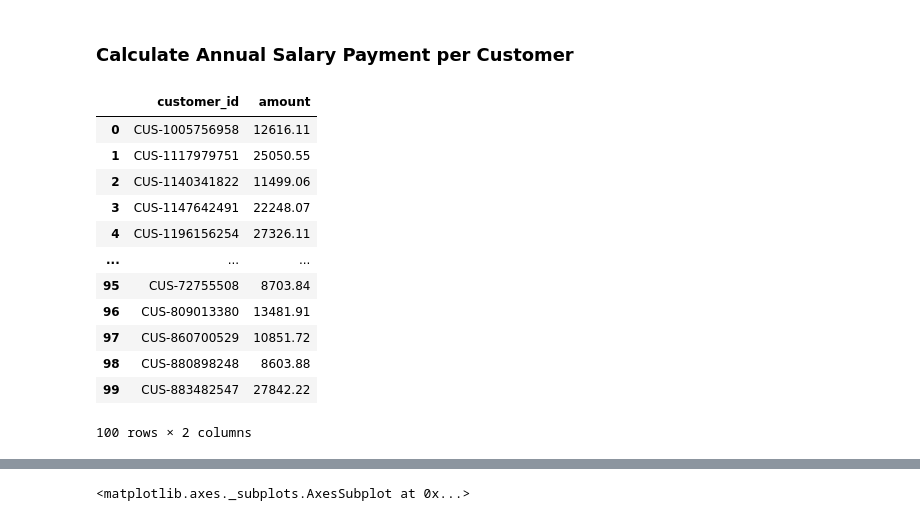
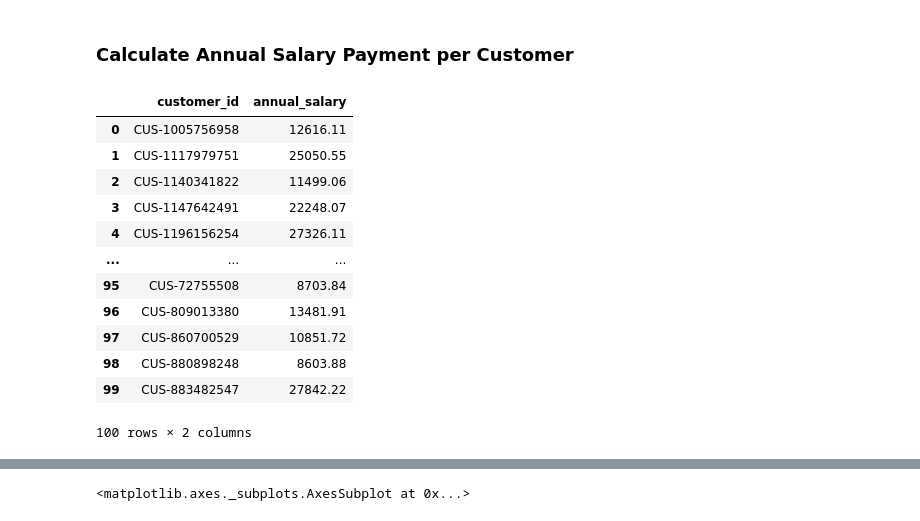
Before and after one commit to jtavara23/ANZ-synthesised-transaction-dataset, a Jupyter notebook: Task 2. Annual Salary Prediction .ipynb, the cells around one changed output, grey strips where cells are left out. Drawn from its saved outputs; the diff is of its cells as text; code cells hidden in the pictures.

```diff
--- a/Task 2. Annual Salary Prediction .ipynb
+++ b/Task 2. Annual Salary Prediction .ipynb
@@ -65,6 +65,7 @@ INTER BANK     742
 PHONE BANK     101
 Name: txn_description, dtype: int64
 # %%
-df_salary_payment = df[df['txn_description']== 'PAY/SALARY'][['customer_id', 'month', 'amount']]
-df_salary_payment.sort_values(by=['customer_id'])
+df_salary_payment = df[df['txn_description']== 'PAY/SALARY'].copy()
+df_salary_payment.sort_values(by=['customer_id'], inplace=True)
+df_salary_payment
 # %% [output]
@@ -85,0 +85,4 @@ df_customer_salary = df_salary_payment.copy()
+# %%
+df_salary_payment_details = df_salary_payment[['customer_id', 'month', 'amount']]
+df_customer_salary = df_salary_payment_details.copy()
+df_customer_salary
@@ -143,11 +160,12 @@ df_customer_salary
 # %% [markdown]
 ### Calculate Annual Salary Payment per Customer
 # %%
-df_annual_salary = df_salary_payment.drop(columns=['month'])
+df_annual_salary = df_salary_payment_details.drop(columns=['month'])
 df_annual_salary = df_annual_salary.groupby(['customer_id'], as_index = False).sum()
+df_annual_salary.rename(columns={'amount': 'annual_salary'}, inplace=True)
 df_annual_salary
 # %% [output]
-|  | customer_id | amount |
+|  | customer_id | annual_salary |
 | 0 | CUS-1005756958 | 12616.11 |
 | 1 | CUS-1117979751 | 25050.55 |
 | 2 | CUS-1140341822 | 11499.06 |
```
Also changed, not shown: parts of 50 cells of this notebook.
